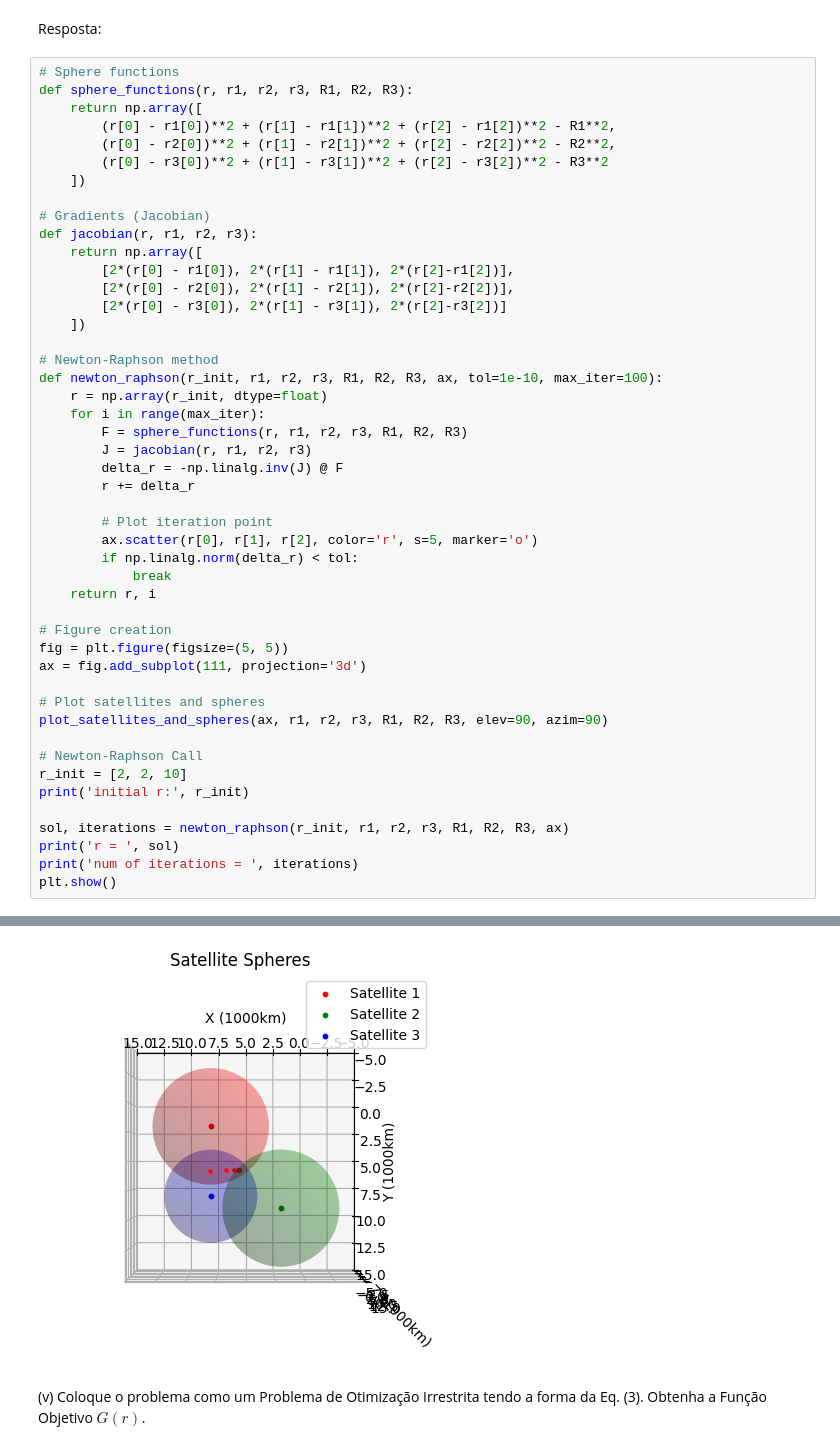
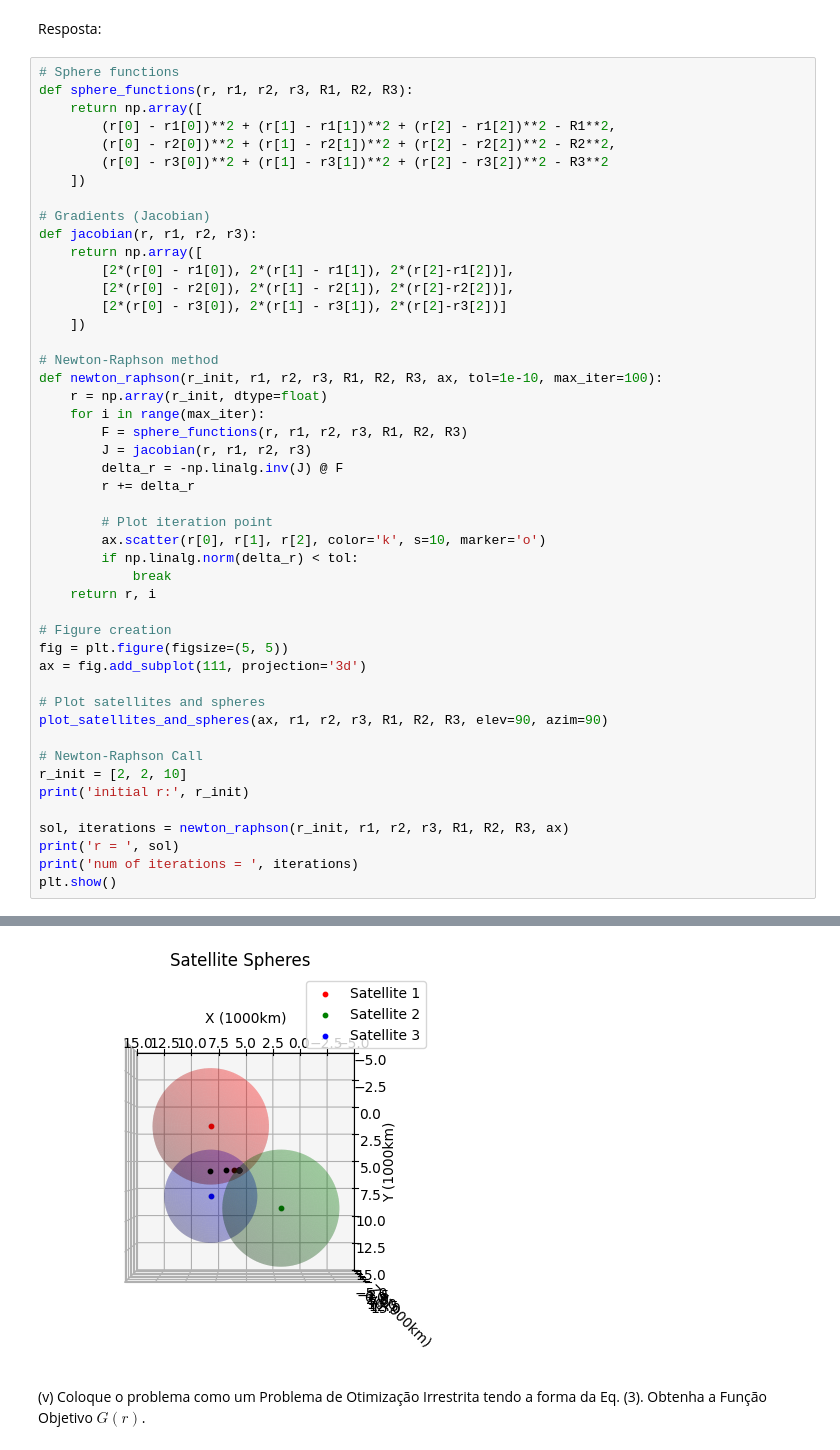
Before and after one commit to davibelo/EQE703_trabalho_1, a Jupyter notebook: res_questao_2.ipynb, the cells around one changed output, grey strips where cells are left out. Cells and saved outputs as stored; diff of their text form.

```diff
--- a/res_questao_2.ipynb
+++ b/res_questao_2.ipynb
@@ -215,35 +215,35 @@ def newton_raphson(r_init, r1, r2, r3, R1, R2, R3, ax, tol=1e-10, max_iter=100):
     for i in range(max_iter):
         F = sphere_functions(r, r1, r2, r3, R1, R2, R3)
         J = jacobian(r, r1, r2, r3)
         delta_r = -np.linalg.inv(J) @ F
         r += delta_r
 
         # Plot iteration point
-        ax.scatter(r[0], r[1], r[2], color='r', s=5, marker='o')
+        ax.scatter(r[0], r[1], r[2], color='k', s=10, marker='o')
         if np.linalg.norm(delta_r) < tol:
             break
     return r, i
 
 # Figure creation
 fig = plt.figure(figsize=(5, 5))
 ax = fig.add_subplot(111, projection='3d')
 
 # Plot satellites and spheres
 plot_satellites_and_spheres(ax, r1, r2, r3, R1, R2, R3, elev=90, azim=90)
 
 # Newton-Raphson Call
 r_init = [2, 2, 10]
 print('initial r:', r_init)
 
 sol, iterations = newton_raphson(r_init, r1, r2, r3, R1, R2, R3, ax)
 print('r = ', sol)
 print('num of iterations = ', iterations)
 plt.show()
 # %% [output]
 initial r: [2, 2, 10]
 r =  [ 5.58489568  5.75       10.25937405]
 num of iterations =  8
-[figure, old version]
+[figure, new version]
 # %% [markdown]
 (v) Coloque o problema como um Problema de Otimização Irrestrita tendo a forma da Eq. (3). Obtenha a Função Objetivo $G(r)$.
 # %% [markdown]
```
Also changed, not shown: parts of 8 cells of this notebook.
